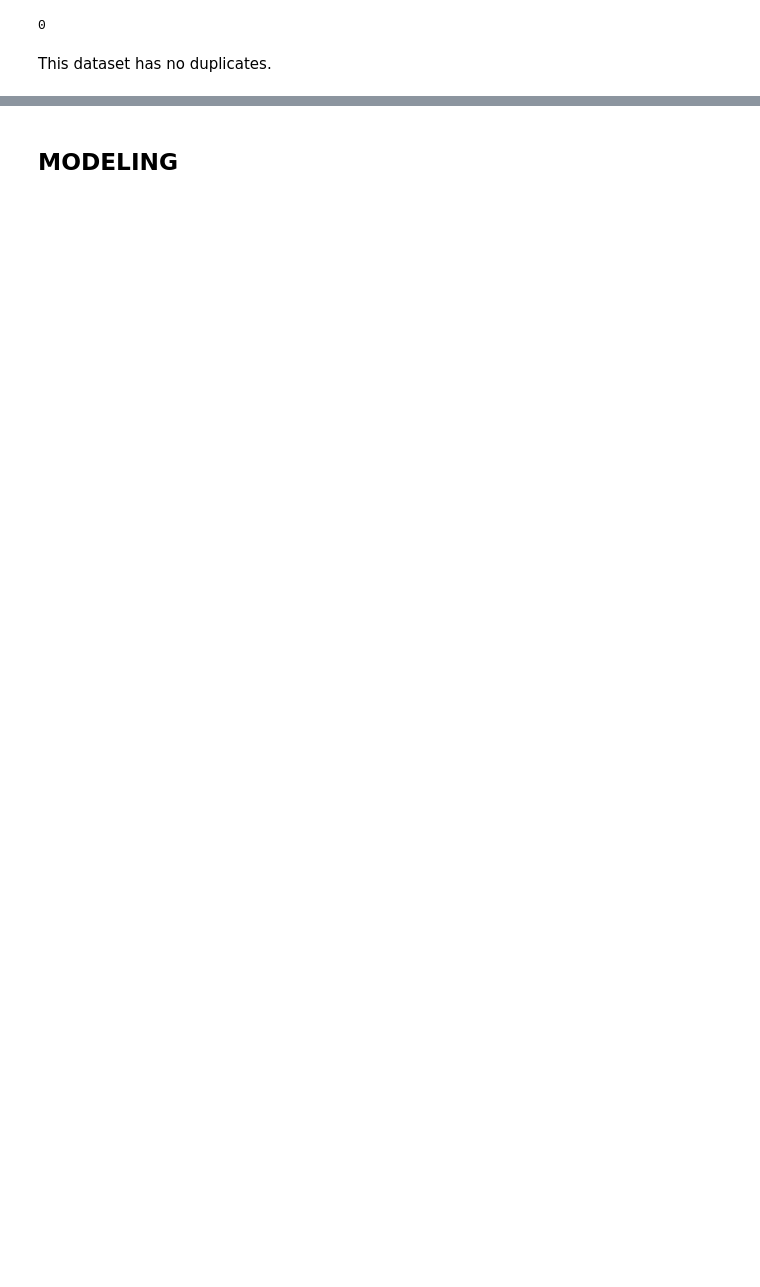
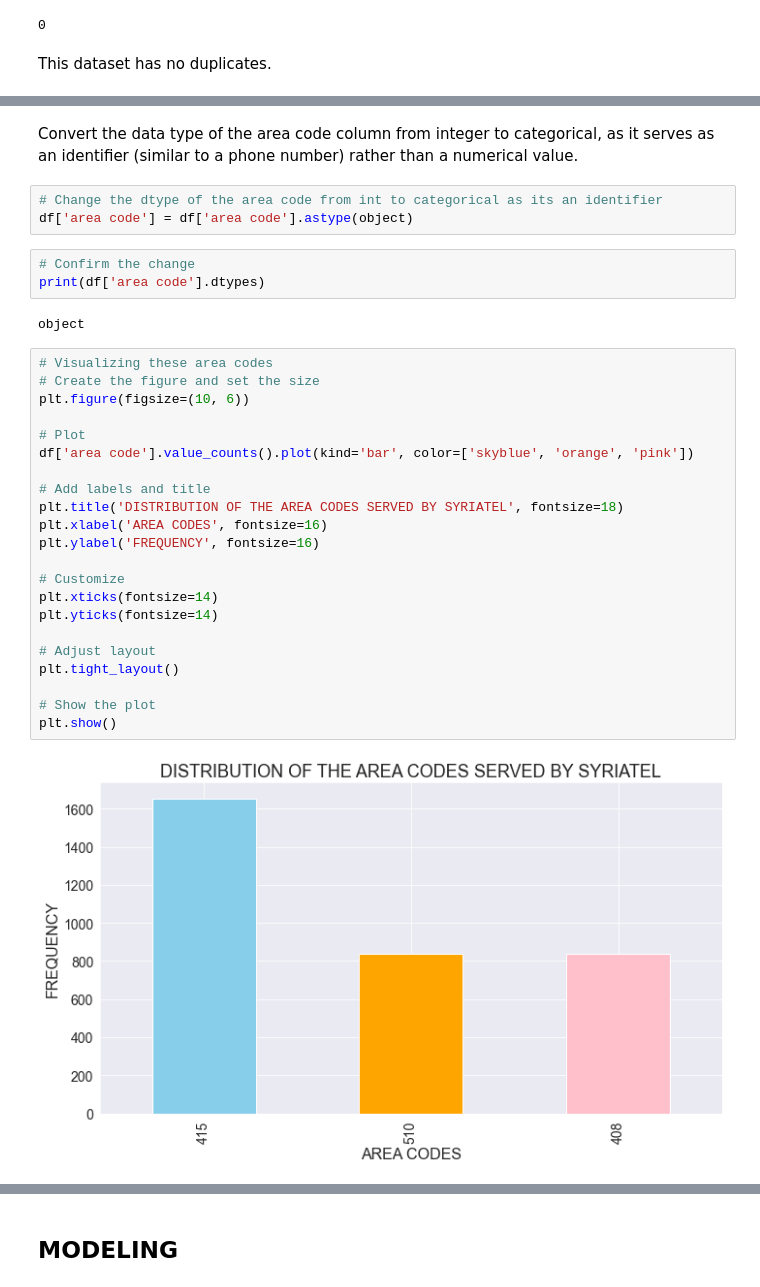
Before and after one commit to Calmar-lab/SYRIATEL-CUSTOMER-CHURN-PREDICTION-PROJECT, a Jupyter notebook: SyriaTel_Customer_Churn_Prediction_Project.ipynb, the cells around one changed output, grey strips where cells are left out. Cells and saved outputs as stored; diff of their text form; blank space fills up the shorter version.

```diff
--- a/SyriaTel_Customer_Churn_Prediction_Project.ipynb
+++ b/SyriaTel_Customer_Churn_Prediction_Project.ipynb
@@ -402,0 +192,34 @@ df.head()
+# %% [markdown]
+Convert the data type of the area code column from integer to categorical, as it serves as an identifier (similar to a phone number) rather than a numerical value.
+# %%
+# Change the dtype of the area code from int to categorical as its an identifier
+df['area code'] = df['area code'].astype(object)
+# %%
+# Confirm the change
+print(df['area code'].dtypes)
+# %% [output]
+object
+# %%
+# Visualizing these area codes
+# Create the figure and set the size
+plt.figure(figsize=(10, 6))
+
+# Plot
+df['area code'].value_counts().plot(kind='bar', color=['skyblue', 'orange', 'pink'])
+
+# Add labels and title
+plt.title('DISTRIBUTION OF THE AREA CODES SERVED BY SYRIATEL', fontsize=18)
+plt.xlabel('AREA CODES', fontsize=16)
+plt.ylabel('FREQUENCY', fontsize=16)
+
+# Customize
+plt.xticks(fontsize=14)
+plt.yticks(fontsize=14)
+
+# Adjust layout
+plt.tight_layout()
+
+# Show the plot
+plt.show()
+# %% [output]
+[figure, added]
```
Also changed, not shown: parts of 122 cells of this notebook.
